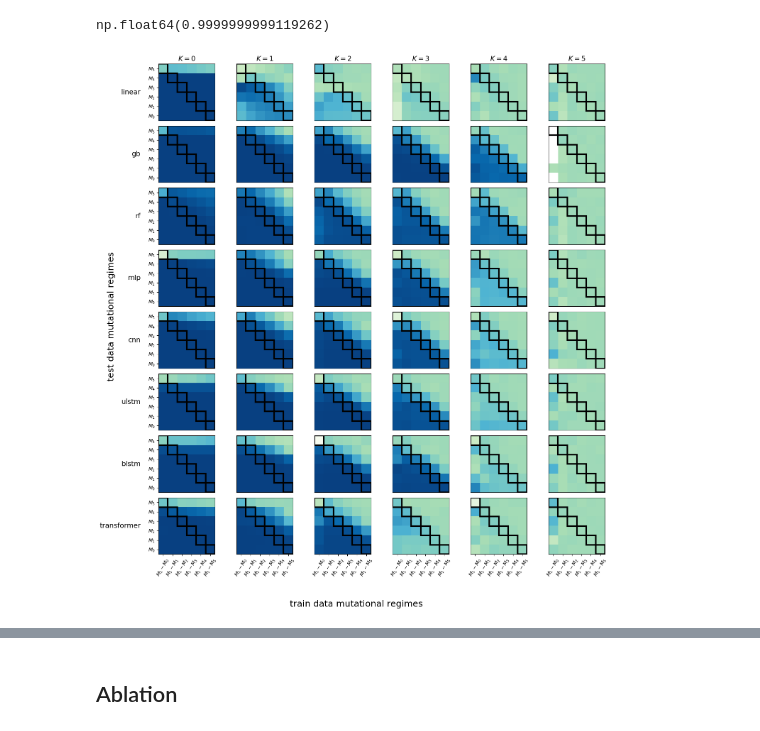
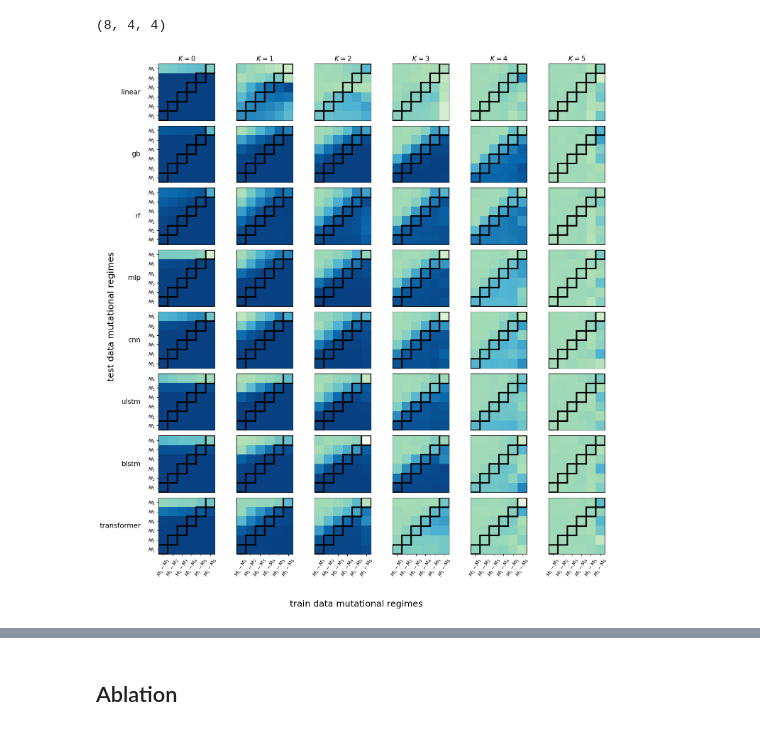
Before and after one commit to RSCJacksonLab/nk-ml, a Jupyter notebook: notebooks/extrapolation_ablation_visualisation.ipynb, the cells around one changed output, grey strips where cells are left out. Cells and saved outputs as stored; diff of their text form; code cells hidden in the pictures.

Commit message:
figure stuff

```diff
--- a/notebooks/extrapolation_ablation_visualisation.ipynb
+++ b/notebooks/extrapolation_ablation_visualisation.ipynb
@@ -10,7 +11,17 @@ from matplotlib.patches import Rectangle
 ## Extrapolation
 # %%
-#load data
+#load NK data
 with open('../results/extrapolation_results_NK.pkl', 'rb') as file:
-    extrap_results = pickle.load(file)
+    extrap_results_NK = pickle.load(file)
+#load GB1 data
+with open('../results/extrapolation_results_GB1.pkl', 'rb') as file:
+    extrap_results_GB1 = pickle.load(file)
 # %%
-pearson_results = np.zeros((8, 6, 4, 6, 6)) # shape = (n_models, k_vals, replicates, train_distances, test_distances)
+pearson_results_NK  = np.zeros((8, 6, 4, 6, 6)) # shape = (n_models, k_vals, replicates, train_distances, test_distances)
+pearson_results_GB1 = np.zeros((8, 4, 4, 4))  #shape = (n_models, replicates, train_distances, test_distances)
+
+mse_results_NK  = np.zeros((8, 6, 4, 6, 6))
+mse_results_GB1 = np.zeros((8, 4, 4, 4))
+
+r2_results_NK = np.zeros((8, 6, 4, 6, 6))
+r2_results_GB1 = np.zeros((8, 4, 4, 4))
@@ -39,19 +48,22 @@ pearson_results2_std  = np.std(pearson_results2, axis=2)
-# %%
-np.nanmax(pearson_results_mean)
-# %% [output]
-np.float64(0.9999999999119262)
+# %%
+pearson_means_NK  = np.nanmean(pearson_results_NK, axis=2)
+pearson_means_GB1 = np.nanmean(pearson_results_GB1, axis=1)
+# %%
+pearson_means_GB1.shape
+# %% [output]
+(8, 4, 4)
 # %%
 fig, ax = plt.subplots(nrows=8, ncols=6, figsize=(15, 15))
 
-for i in range(pearson_results2_mean.shape[0]):
-    for j in range(pearson_results2_mean.shape[1]):
-        data = pearson_results2_mean[i][j]
+for i in range(pearson_means_NK.shape[0]):
+    for j in range(pearson_means_NK.shape[1]):
+        data = np.flip(pearson_means_NK[i][j], axis=1)
         ax[i,j].imshow(data,
                        cmap='GnBu',
-                       vmin=np.nanmin(pearson_results2_mean),
-                       vmax=np.nanmax(pearson_results2_mean))
+                       vmin=np.nanmin(pearson_means_NK),
+                       vmax=np.nanmax(pearson_means_NK))
         for k in range(6):
-            rect = Rectangle((k - 0.5, k - 0.5), 1, 1,
+            rect = Rectangle((5-k - 0.5, k - 0.5), 1, 1,
                              edgecolor='black',
                              facecolor='none',
                              linewidth=3)
@@ -79,7 +91,7 @@ for axis, row_label in zip(ax[:, 0], row_labels):
                     va='center')
 
 #do x-axis labels
-x_ticks = [f'$M_1-M_{i}$' for i in range(6)]
+x_ticks = [f'$M_1-M_{i+1}$' for i in range(6)]
 for col_idx, axis in enumerate(ax[-1]):
     tick_labels = x_ticks
     axis.set_xticks(range(6))  # Set 6 tick positions
@@ -88,7 +100,7 @@ for col_idx, axis in enumerate(ax[-1]):
                          fontsize=10)
 
 #do y-axis labels
-y_ticks = [f'$M_{i}$' for i in range(6)]
+y_ticks = [f'$M_{i+1}$' for i in range(6)]
 for row_idx, axis in enumerate(ax[:,0]):
     tick_labels = reversed(y_ticks)
     axis.set_yticks(range(6))
@@ -101,33 +113,44 @@ for ax_row in ax[:-1, 1:]:
         axis.tick_params(left=False,
                          bottom=False,
                          labelleft=False,
                          labelbottom=False)
 
 for ind, axis in enumerate(ax[-1]):
     if ind>0:
         axis.tick_params(left=False,
                          labelleft=False)
 
 for ind, axis in enumerate(ax[:,0]):
     if ind<7:
         axis.tick_params(bottom=False,
                          labelbottom=False)
 
 
 
 fig.text(0.5, -0.04,
          'train data mutational regimes',
          ha='center',
          va='center',
          fontsize=18)
 fig.text(0.04, 0.5,
          'test data mutational regimes',
          ha='center',
          va='center',
          rotation='vertical',
          fontsize=18)
+
+
+
+
+
+
+#fig.axvline(x=0.5, color='k', linestyle='-', linewidth=2, transform=fig.transFigure)  # Vertical line in figure coords
+
 fig.tight_layout()
-plt.savefig('../figures/extrapolation_NK.svg')
-plt.savefig('../figures/extrapolation_NK.png')
+#line = plt.Line2D([0,1],[y,y], transform=fig.transFigure, color="black")
+#fig.add_artist(line)
+
+#plt.savefig('../figures/extrapolation_NK.svg')
+#plt.savefig('../figures/extrapolation_NK.png')
 # %% [output]
-[figure, old version]
+[figure, new version]
```
Also changed, not shown: parts of 18 cells of this notebook, 2 other files.
